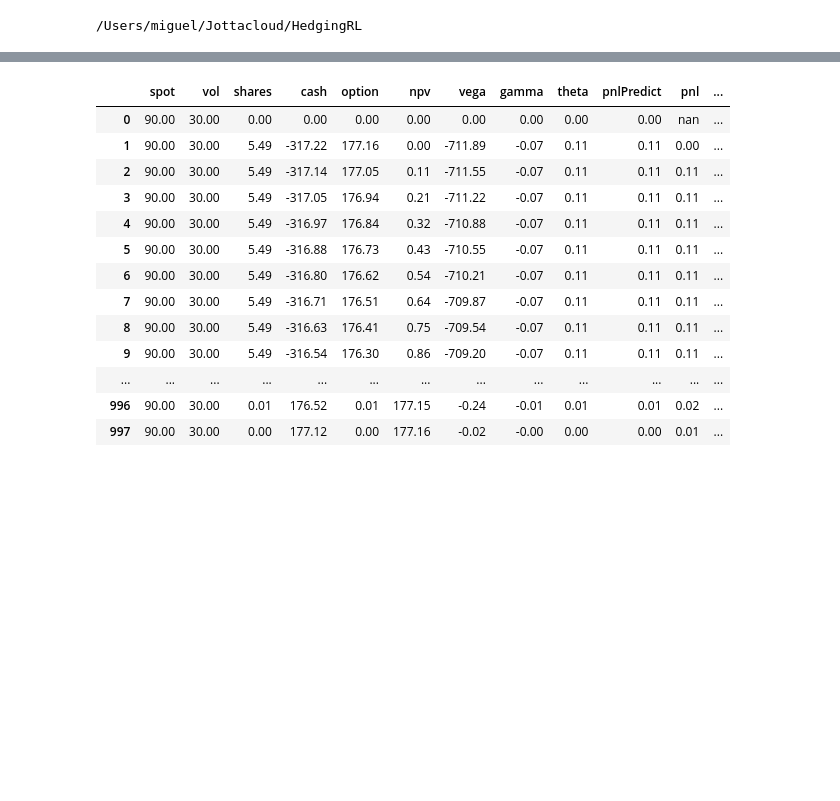
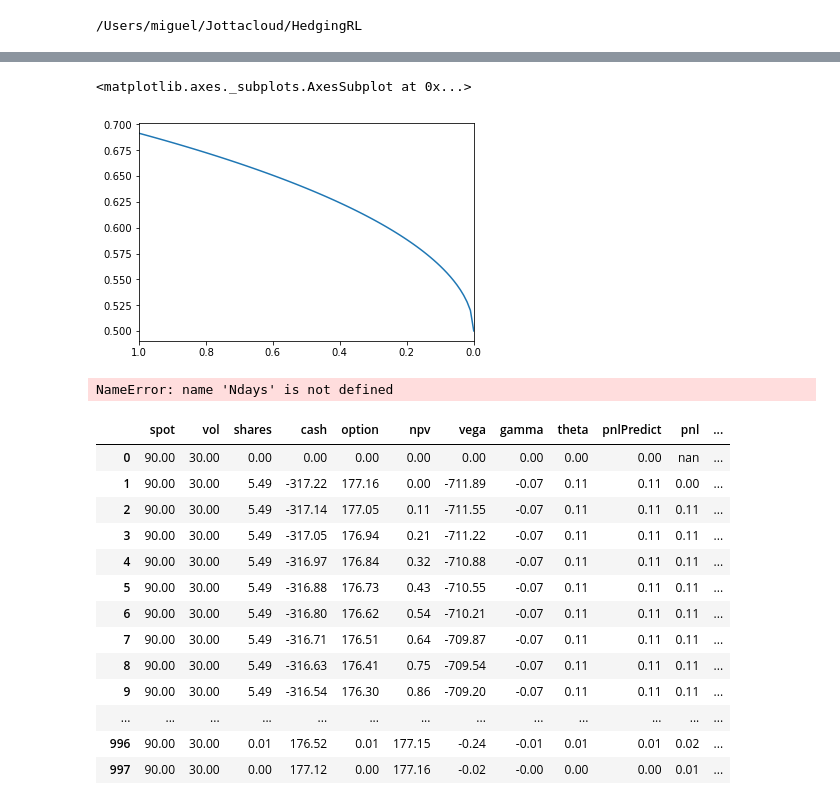
Before and after one commit to FinTechies/HedgingRL, a Jupyter notebook: notebooks/Delta Hedging.ipynb, the cells around one changed output, grey strips where cells are left out. Drawn from its saved outputs; the diff is of its cells as text; code cells hidden in the pictures; blank space fills up the shorter version.

```diff
--- a/notebooks/Delta Hedging.ipynb
+++ b/notebooks/Delta Hedging.ipynb
@@ -13,0 +70,12 @@ from blackscholes import CallOption
+# %%
+tau = np.clip( np.linspace(1.0, .0, 101), 0.0000001, 100)
+S = 1.
+K = 1.
+sigma = 1
+df = pd.DataFrame.from_dict(blackScholes(tau, S, K, sigma))
+df.index = tau
+# %%
+df.delta.plot()
+# %% [output]
+<matplotlib.axes._subplots.AxesSubplot at 0x...>
+[figure, added]
@@ -14,17 +91,22 @@ from blackscholes import CallOption
 # %%
-def deltahedge(Ndays, Sdynamics="S*=(1.0+vol*np.sqrt(dt)*np.random.randn())", volDynamics="vol=.30"):
-    S = 90.0
-    Strike = 100.0
-    vol = .30
-    columns = ('spot','vol','shares','cash','option','npv','vega','gamma','theta','pnlPredict')
-    df = pd.DataFrame([[S,vol,0,0,0,0,0,0,0,0]], columns=columns)
-    dt = 1/250.
-    cash = 0
-    dayToSellCall = 1
-    maturityCall = Ndays-1
-    call = CallOption(dayToSellCall,maturityCall,Strike,-10)# sell one call on dayToSellCall day
+S = 90.0
+Strike = 100.0
+vol = .30
+dt = 1/250.
+cash = 0
+dayToSellCall = 1
+maturityCall = Ndays-1
+Ndays =
+call = CallOption(dayToSellCall,maturityCall,Strike,-10)# sell one call on dayToSellCall day
+
+columns = ('spot','vol','shares','cash','option','npv','vega','gamma','theta','pnlPredict')
+df = pd.DataFrame([[S,vol,0,0,0,0,0,0,0,0]], columns=columns)
+
+
+def deltahedge(Ndays, option=None, Sdynamics="S*=(1.0+vol*np.sqrt(dt)*np.random.randn())", volDynamics="vol=.30"):
     for day in range(1,Ndays+1):
         exec(Sdynamics)
+        print(S)
         exec(volDynamics)
 
         if day==dayToSellCall: #sell call
@@ -58,6 +140,8 @@ def deltahedge(Ndays, Sdynamics="S*=(1.0+vol*np.sqrt(dt)*np.random.randn())", vo
     return df
     #df.loc[:,['error']].hist(bins=50)
     #print df.loc[:,['pnl']].describe()
+# %% [output]
+NameError: name 'Ndays' is not defined
 # %%
 df
 # %% [output]
```
Also changed, not shown: parts of 10 cells of this notebook, 4 other files.
